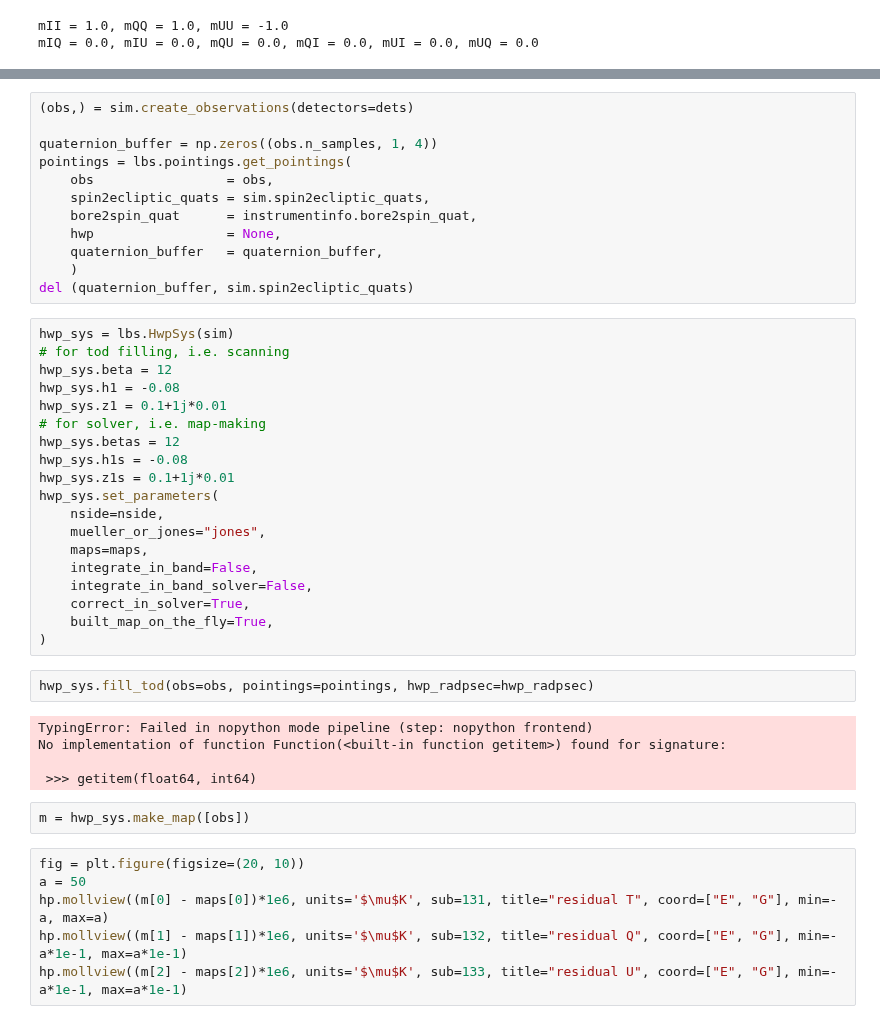
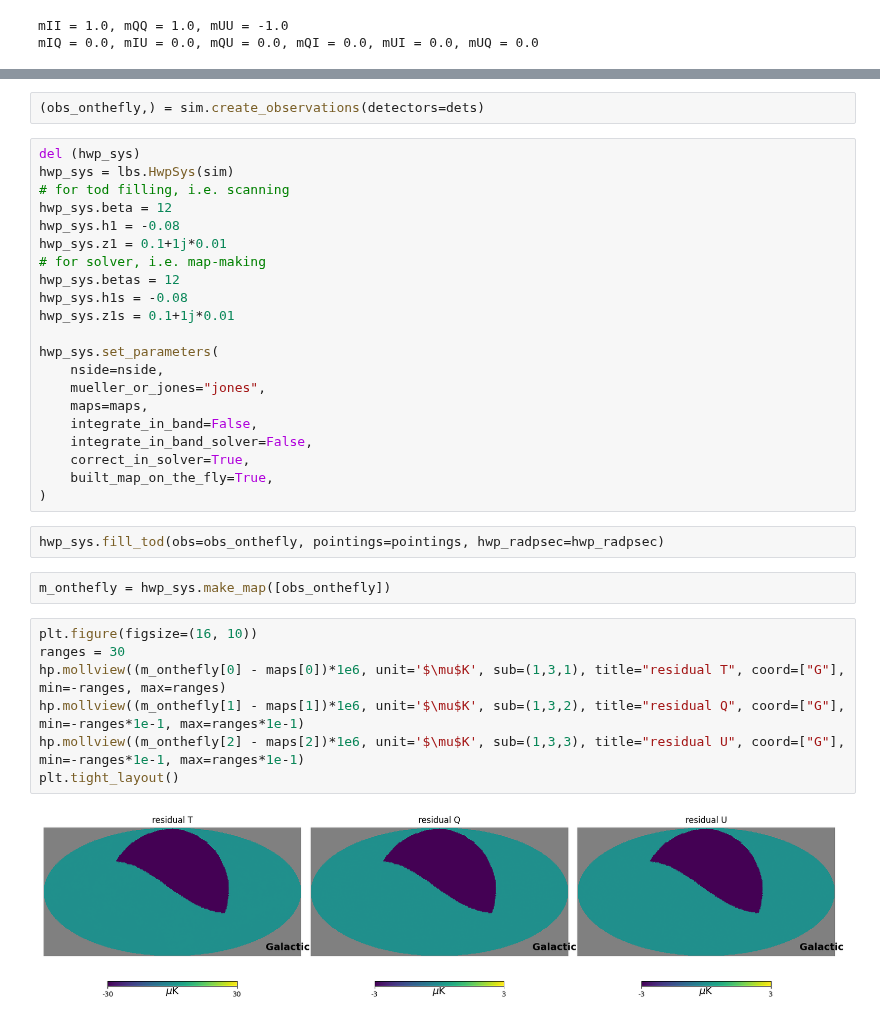
Before and after one commit to litebird/litebird_sim, a Jupyter notebook: litebird_sim/hwp_sys/examples/simple_scan.ipynb, the cells around one changed output, grey strips where cells are left out. Drawn from its saved outputs; the diff is of its cells as text.

```diff
--- a/litebird_sim/hwp_sys/examples/simple_scan.ipynb
+++ b/litebird_sim/hwp_sys/examples/simple_scan.ipynb
@@ -174,16 +172,7 @@ hp.mollview((m.binned_map[2]- maps[2])*1e6 , unit='$\mu$K', sub=133, title="resi
-# %%
-(obs,) = sim.create_observations(detectors=dets)
-
-quaternion_buffer = np.zeros((obs.n_samples, 1, 4))
-pointings = lbs.pointings.get_pointings(
-    obs                 = obs,
-    spin2ecliptic_quats = sim.spin2ecliptic_quats,
-    bore2spin_quat      = instrumentinfo.bore2spin_quat,
-    hwp                 = None,
-    quaternion_buffer   = quaternion_buffer,
-    )
-del (quaternion_buffer, sim.spin2ecliptic_quats)
+# %%
+(obs_onthefly,) = sim.create_observations(detectors=dets)
 # %%
+del (hwp_sys)
 hwp_sys = lbs.HwpSys(sim)
 # for tod filling, i.e. scanning
 hwp_sys.beta = 12
@@ -193,6 +182,7 @@ hwp_sys.z1 = 0.1+1j*0.01
 hwp_sys.betas = 12
 hwp_sys.h1s = -0.08
 hwp_sys.z1s = 0.1+1j*0.01
+
 hwp_sys.set_parameters(
     nside=nside,
     mueller_or_jones="jones",
@@ -203,17 +193,15 @@ hwp_sys.set_parameters(
     built_map_on_the_fly=True,
 )
 # %%
-hwp_sys.fill_tod(obs=obs, pointings=pointings, hwp_radpsec=hwp_radpsec)
+hwp_sys.fill_tod(obs=obs_onthefly, pointings=pointings, hwp_radpsec=hwp_radpsec)
-# %% [output]
-TypingError: Failed in nopython mode pipeline (step: nopython frontend)
-No implementation of function Function(<built-in function getitem>) found for signature:
-
- >>> getitem(float64, int64)
 # %%
-m = hwp_sys.make_map([obs])
+m_onthefly = hwp_sys.make_map([obs_onthefly])
 # %%
-fig = plt.figure(figsize=(20, 10))
-a = 50
-hp.mollview((m[0] - maps[0])*1e6, units='$\mu$K', sub=131, title="residual T", coord=["E", "G"], min=-a, max=a)
-hp.mollview((m[1] - maps[1])*1e6, units='$\mu$K', sub=132, title="residual Q", coord=["E", "G"], min=-a*1e-1, max=a*1e-1)
-hp.mollview((m[2] - maps[2])*1e6, units='$\mu$K', sub=133, title="residual U", coord=["E", "G"], min=-a*1e-1, max=a*1e-1)
+plt.figure(figsize=(16, 10))
+ranges = 30
+hp.mollview((m_onthefly[0] - maps[0])*1e6, unit='$\mu$K', sub=(1,3,1), title="residual T", coord=["G"], min=-ranges, max=ranges)
+hp.mollview((m_onthefly[1] - maps[1])*1e6, unit='$\mu$K', sub=(1,3,2), title="residual Q", coord=["G"], min=-ranges*1e-1, max=ranges*1e-1)
+hp.mollview((m_onthefly[2] - maps[2])*1e6, unit='$\mu$K', sub=(1,3,3), title="residual U", coord=["G"], min=-ranges*1e-1, max=ranges*1e-1)
+plt.tight_layout()
+# %% [output]
+[figure, added]
```
Also changed, not shown: parts of 9 cells of this notebook, 1 other file.
